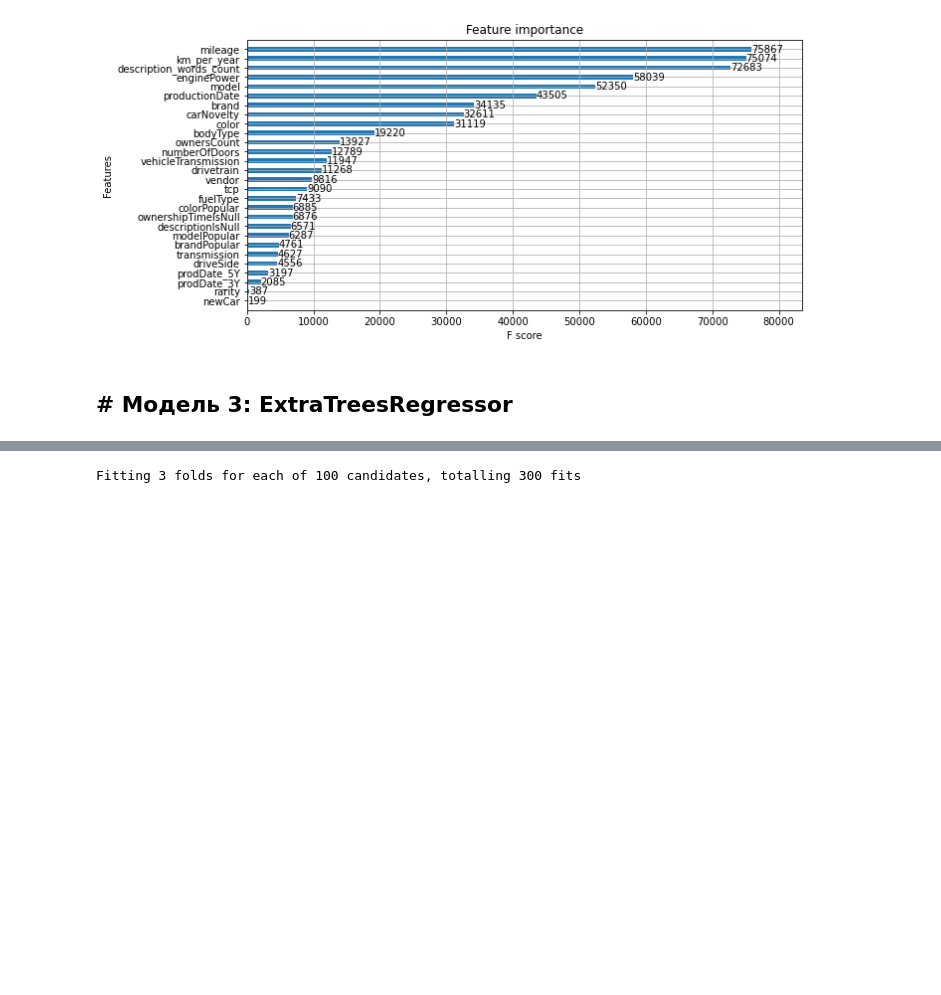
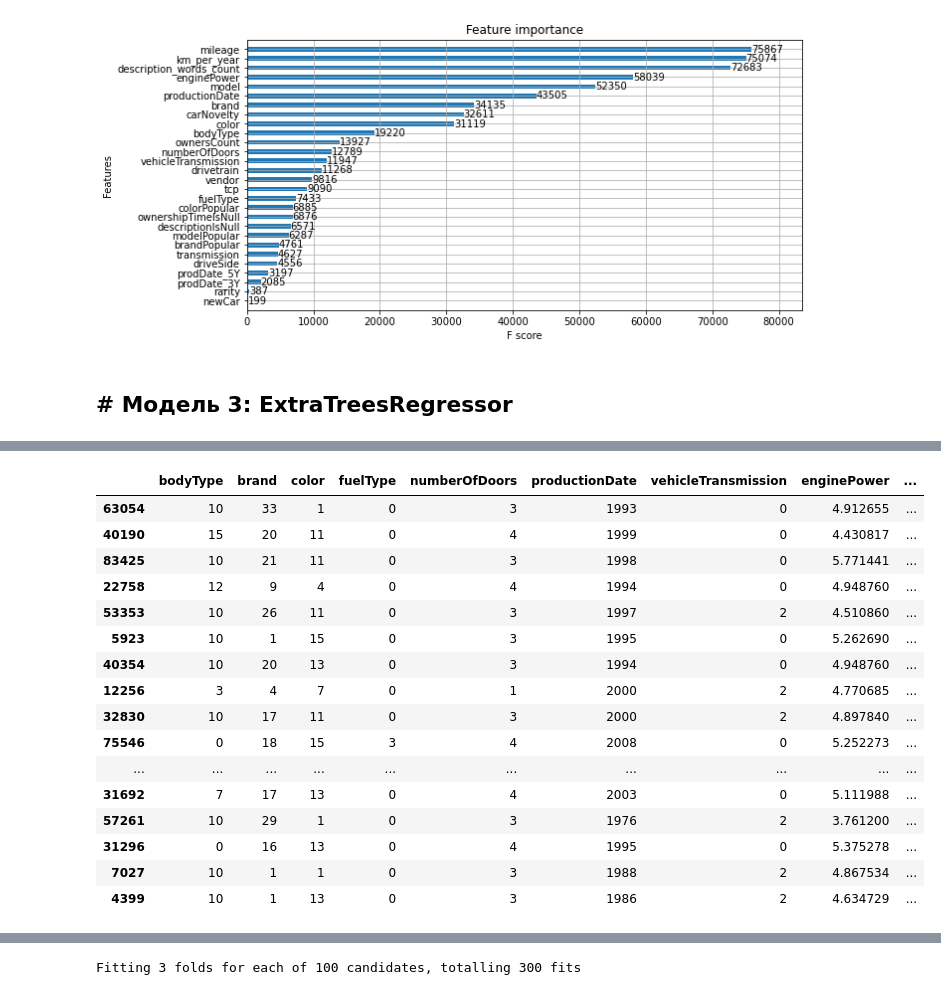
Before and after one commit to LudmilaGR/SF_DSPR_28_Gil, a Jupyter notebook: module_6/[SF-DST Car Price Prediction] Modelling DSPR-28 .ipynb, the cells around one changed output, grey strips where cells are left out. Drawn from its saved outputs; the diff is of its cells as text; code cells hidden in the pictures; blank space fills up the shorter version.

```diff
--- a/module_6/[SF-DST Car Price Prediction] Modelling DSPR-28 .ipynb
+++ b/module_6/[SF-DST Car Price Prediction] Modelling DSPR-28 .ipynb
@@ -624,0 +607,3 @@ sample_submission.head(10)
+# %%
+X_test['MAPE'] = round(np.abs((etr_pred-y_test)/y_test)*100, 4)
+X_test['y_pred'] = etr_pred
@@ -624,0 +631,20 @@ sample_submission.head(10)
+# %%
+X_test[X_test['MAPE']>150]
+# %% [output]
+|  | bodyType | brand | color | fuelType | numberOfDoors | productionDate | vehicleTransmission | enginePower | ... |
+| 63054 | 10 | 33 | 1 | 0 | 3 | 1993 | 0 | 4.912655 | ... |
+| 40190 | 15 | 20 | 11 | 0 | 4 | 1999 | 0 | 4.430817 | ... |
+| 83425 | 10 | 21 | 11 | 0 | 3 | 1998 | 0 | 5.771441 | ... |
+| 22758 | 12 | 9 | 4 | 0 | 4 | 1994 | 0 | 4.948760 | ... |
+| 53353 | 10 | 26 | 11 | 0 | 3 | 1997 | 2 | 4.510860 | ... |
+| 5923 | 10 | 1 | 15 | 0 | 3 | 1995 | 0 | 5.262690 | ... |
+| 40354 | 10 | 20 | 13 | 0 | 3 | 1994 | 0 | 4.948760 | ... |
+| 12256 | 3 | 4 | 7 | 0 | 1 | 2000 | 2 | 4.770685 | ... |
+| 32830 | 10 | 17 | 11 | 0 | 3 | 2000 | 2 | 4.897840 | ... |
+| 75546 | 0 | 18 | 15 | 3 | 4 | 2008 | 0 | 5.252273 | ... |
+| ... | ... | ... | ... | ... | ... | ... | ... | ... | ... |
+| 31692 | 7 | 17 | 13 | 0 | 4 | 2003 | 0 | 5.111988 | ... |
+| 57261 | 10 | 29 | 1 | 0 | 3 | 1976 | 2 | 3.761200 | ... |
+| 31296 | 0 | 16 | 13 | 0 | 4 | 1995 | 0 | 5.375278 | ... |
+| 7027 | 10 | 1 | 1 | 0 | 3 | 1988 | 2 | 4.867534 | ... |
+| 4399 | 10 | 1 | 13 | 0 | 3 | 1986 | 2 | 4.634729 | ... |
```
Also changed, not shown: parts of 57 cells of this notebook.
